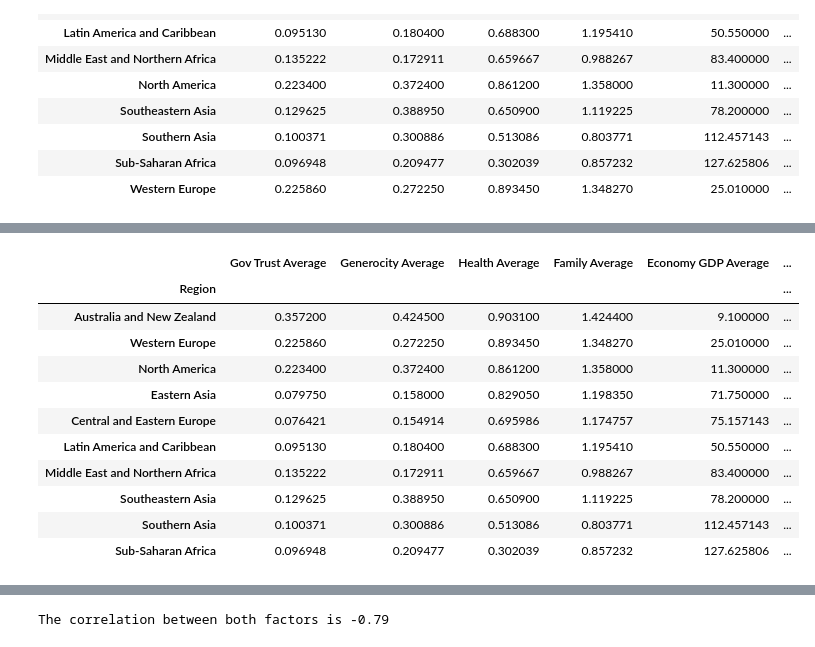
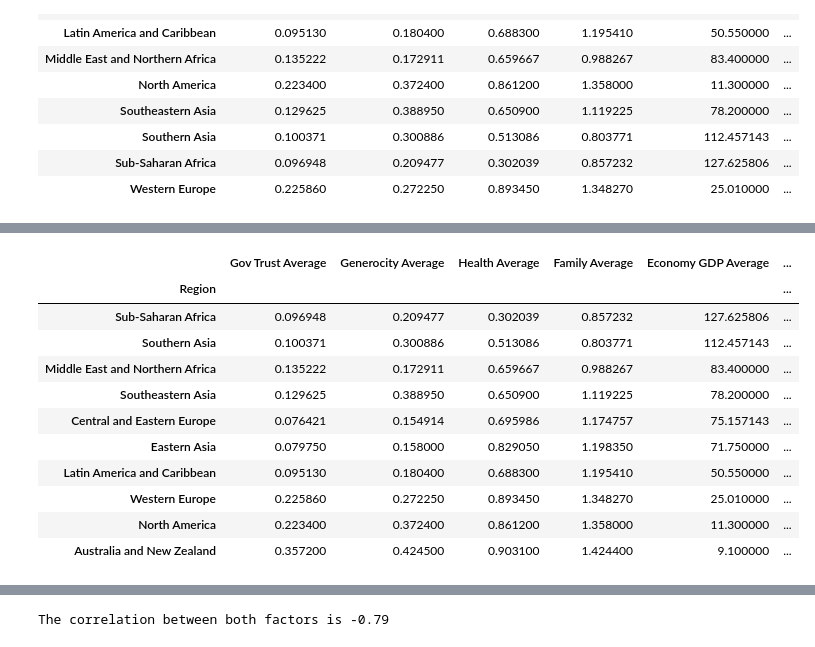
Before and after one commit to Alvin1359/world-happiness-report, a Jupyter notebook: Untitled.ipynb, the cells around one changed output, grey strips where cells are left out. Saved outputs shown, nothing was run; the diff lists cells and outputs as text; code cells hidden in the pictures.

```diff
--- a/Untitled.ipynb
+++ b/Untitled.ipynb
@@ -417,22 +405,22 @@ renamed_df
 # %%
 #sort data in ascending order based on Average
 # It is possible to sort based upon multiple columns
 Comp_data_df = Comparison_data.sort_values(
-    ["Health Average", "Happiness Average"], ascending=False)
+    ["Economy GDP Average", "Freedom Average"], ascending=False)
 Comp_data_df.head(10)
 # %% [output]
 |  | Gov Trust Average | Generocity Average | Health Average | Family Average | Economy GDP Average | ... |
 | Region |  |  |  |  |  | ... |
-| Australia and New Zealand | 0.357200 | 0.424500 | 0.903100 | 1.424400 | 9.100000 | ... |
+| Sub-Saharan Africa | 0.096948 | 0.209477 | 0.302039 | 0.857232 | 127.625806 | ... |
+| Southern Asia | 0.100371 | 0.300886 | 0.513086 | 0.803771 | 112.457143 | ... |
+| Middle East and Northern Africa | 0.135222 | 0.172911 | 0.659667 | 0.988267 | 83.400000 | ... |
+| Southeastern Asia | 0.129625 | 0.388950 | 0.650900 | 1.119225 | 78.200000 | ... |
+| Central and Eastern Europe | 0.076421 | 0.154914 | 0.695986 | 1.174757 | 75.157143 | ... |
+| Eastern Asia | 0.079750 | 0.158000 | 0.829050 | 1.198350 | 71.750000 | ... |
+| Latin America and Caribbean | 0.095130 | 0.180400 | 0.688300 | 1.195410 | 50.550000 | ... |
 | Western Europe | 0.225860 | 0.272250 | 0.893450 | 1.348270 | 25.010000 | ... |
 | North America | 0.223400 | 0.372400 | 0.861200 | 1.358000 | 11.300000 | ... |
-| Eastern Asia | 0.079750 | 0.158000 | 0.829050 | 1.198350 | 71.750000 | ... |
-| Central and Eastern Europe | 0.076421 | 0.154914 | 0.695986 | 1.174757 | 75.157143 | ... |
-| Latin America and Caribbean | 0.095130 | 0.180400 | 0.688300 | 1.195410 | 50.550000 | ... |
-| Middle East and Northern Africa | 0.135222 | 0.172911 | 0.659667 | 0.988267 | 83.400000 | ... |
-| Southeastern Asia | 0.129625 | 0.388950 | 0.650900 | 1.119225 | 78.200000 | ... |
-| Southern Asia | 0.100371 | 0.300886 | 0.513086 | 0.803771 | 112.457143 | ... |
-| Sub-Saharan Africa | 0.096948 | 0.209477 | 0.302039 | 0.857232 | 127.625806 | ... |
+| Australia and New Zealand | 0.357200 | 0.424500 | 0.903100 | 1.424400 | 9.100000 | ... |
 # %%
 #  The index can be reset to provide index numbers based on the new rankings.
 #new_index_df = Comp_data_df.reset_index(drop=True)
```
Also changed, not shown: parts of 2 cells of this notebook, 2 other files.
